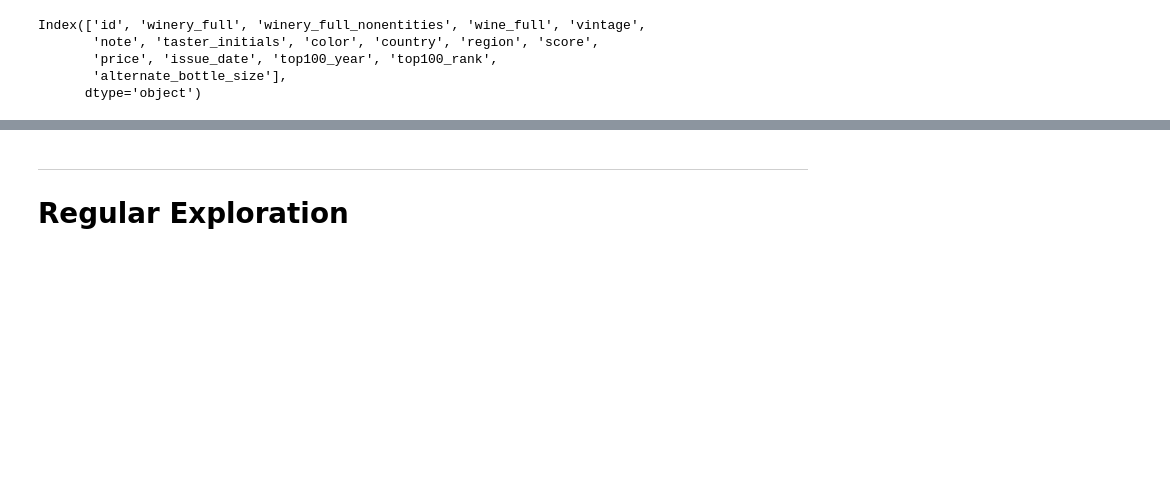
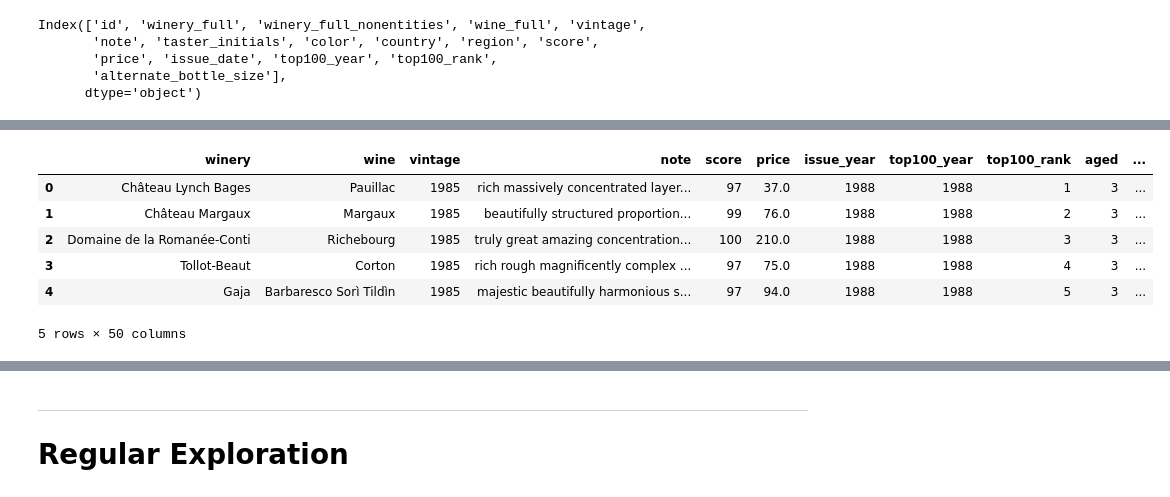
Before and after one commit to morgancross2/wine_rankings, a Jupyter notebook: working_report.ipynb, the cells around one changed output, grey strips where cells are left out. Drawn from its saved outputs; the diff is of its cells as text; code cells hidden in the pictures; blank space fills up the shorter version.

```diff
--- a/working_report.ipynb
+++ b/working_report.ipynb
@@ -59,3 +61,13 @@ df.head()
+# %%
+df.head()
+# %% [output]
+|  | winery | wine | vintage | note | score | price | issue_year | top100_year | top100_rank | aged | ... |
+| 0 | Château Lynch Bages | Pauillac | 1985 | rich massively concentrated layer... | 97 | 37.0 | 1988 | 1988 | 1 | 3 | ... |
+| 1 | Château Margaux | Margaux | 1985 | beautifully structured proportion... | 99 | 76.0 | 1988 | 1988 | 2 | 3 | ... |
+| 2 | Domaine de la Romanée-Conti | Richebourg | 1985 | truly great amazing concentration... | 100 | 210.0 | 1988 | 1988 | 3 | 3 | ... |
+| 3 | Tollot-Beaut | Corton | 1985 | rich rough magnificently complex ... | 97 | 75.0 | 1988 | 1988 | 4 | 3 | ... |
+| 4 | Gaja | Barbaresco Sorì Tildìn | 1985 | majestic beautifully harmonious s... | 97 | 94.0 | 1988 | 1988 | 5 | 3 | ... |
+5 rows × 50 columns
 # %%
 # df[df.winery_full != df.winery_full_nonentities].shape
 # %%
```
Also changed, not shown: parts of 42 cells of this notebook, 1 other file.
